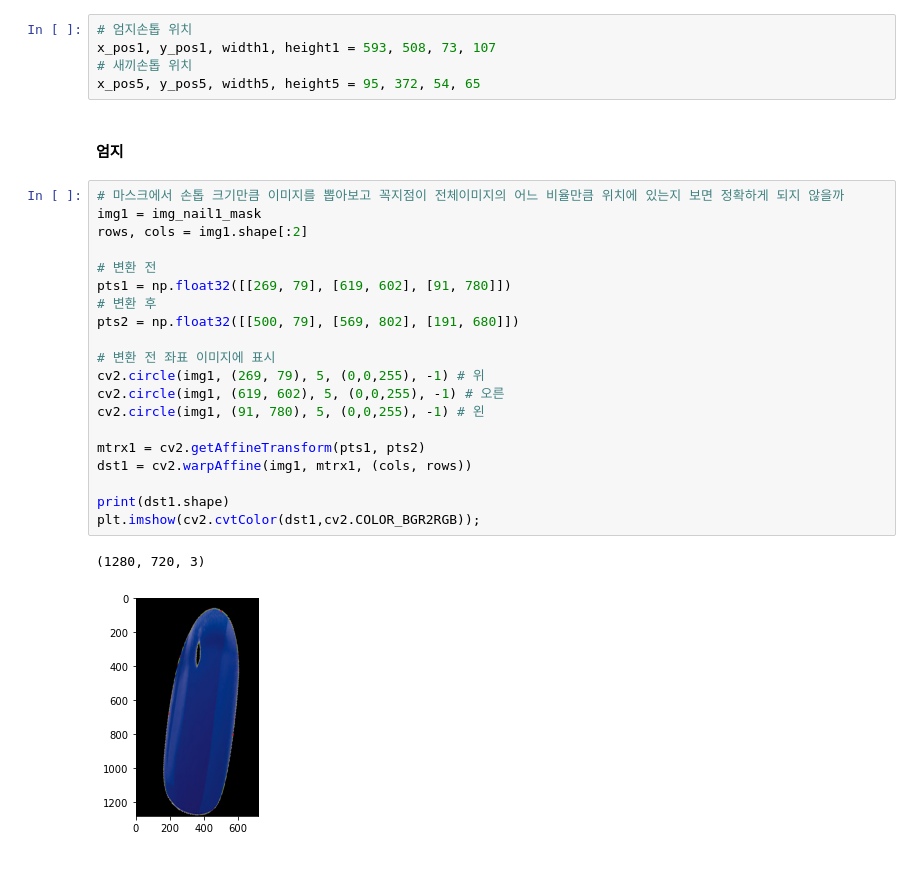
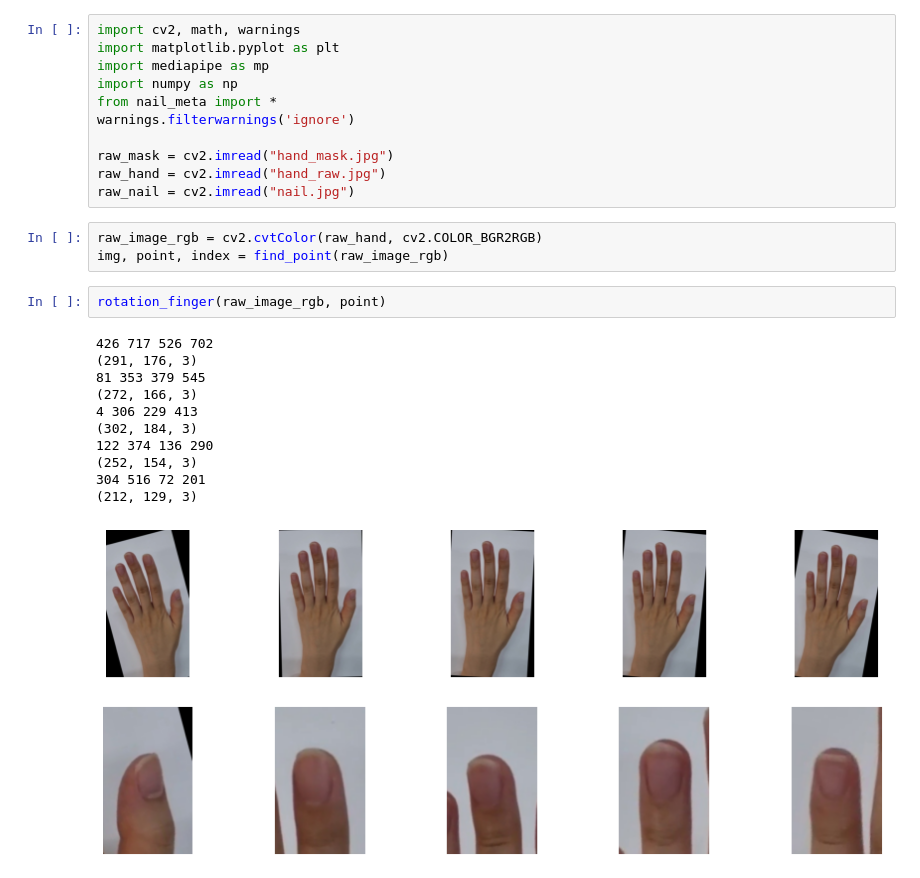
Before and after one commit to berrymix13/Multi_FinalProject, a Jupyter notebook: NailModel/nail_affine.ipynb, the cells around one changed output. Cells and saved outputs as stored; diff of their text form.

```diff
--- a/NailModel/nail_affine.ipynb
+++ b/NailModel/nail_affine.ipynb
@@ -59,30 +1,28 @@ cv2.destroyAllWindows()
-# %%
-# 엄지손톱 위치
-x_pos1, y_pos1, width1, height1 = 593, 508, 73, 107
-# 새끼손톱 위치
-x_pos5, y_pos5, width5, height5 = 95, 372, 54, 65
-# %% [markdown]
-#### 엄지
-# %%
-# 마스크에서 손톱 크기만큼 이미지를 뽑아보고 꼭지점이 전체이미지의 어느 비율만큼 위치에 있는지 보면 정확하게 되지 않을까
-img1 = img_nail1_mask
-rows, cols = img1.shape[:2]
-
-# 변환 전
-pts1 = np.float32([[269, 79], [619, 602], [91, 780]])
-# 변환 후
-pts2 = np.float32([[500, 79], [569, 802], [191, 680]])
-
-# 변환 전 좌표 이미지에 표시
-cv2.circle(img1, (269, 79), 5, (0,0,255), -1) # 위
-cv2.circle(img1, (619, 602), 5, (0,0,255), -1) # 오른
-cv2.circle(img1, (91, 780), 5, (0,0,255), -1) # 왼
-
-mtrx1 = cv2.getAffineTransform(pts1, pts2)
-dst1 = cv2.warpAffine(img1, mtrx1, (cols, rows))
-
-print(dst1.shape)
-plt.imshow(cv2.cvtColor(dst1,cv2.COLOR_BGR2RGB));
-# %% [output]
-(1280, 720, 3)
-[figure, removed]
+# %%
+import cv2, math, warnings
+import matplotlib.pyplot as plt
+import mediapipe as mp
+import numpy as np
+from nail_meta import *
+warnings.filterwarnings('ignore')
+
+raw_mask = cv2.imread("hand_mask.jpg")
+raw_hand = cv2.imread("hand_raw.jpg")
+raw_nail = cv2.imread("nail.jpg")
+# %%
+raw_image_rgb = cv2.cvtColor(raw_hand, cv2.COLOR_BGR2RGB)
+img, point, index = find_point(raw_image_rgb)
+# %%
+rotation_finger(raw_image_rgb, point)
+# %% [output]
+426 717 526 702
+(291, 176, 3)
+81 353 379 545
+(272, 166, 3)
+4 306 229 413
+(302, 184, 3)
+122 374 136 290
+(252, 154, 3)
+304 516 72 201
+(212, 129, 3)
+[figure, added]
```
Also changed, not shown: parts of 33 cells of this notebook, 1 other file.
